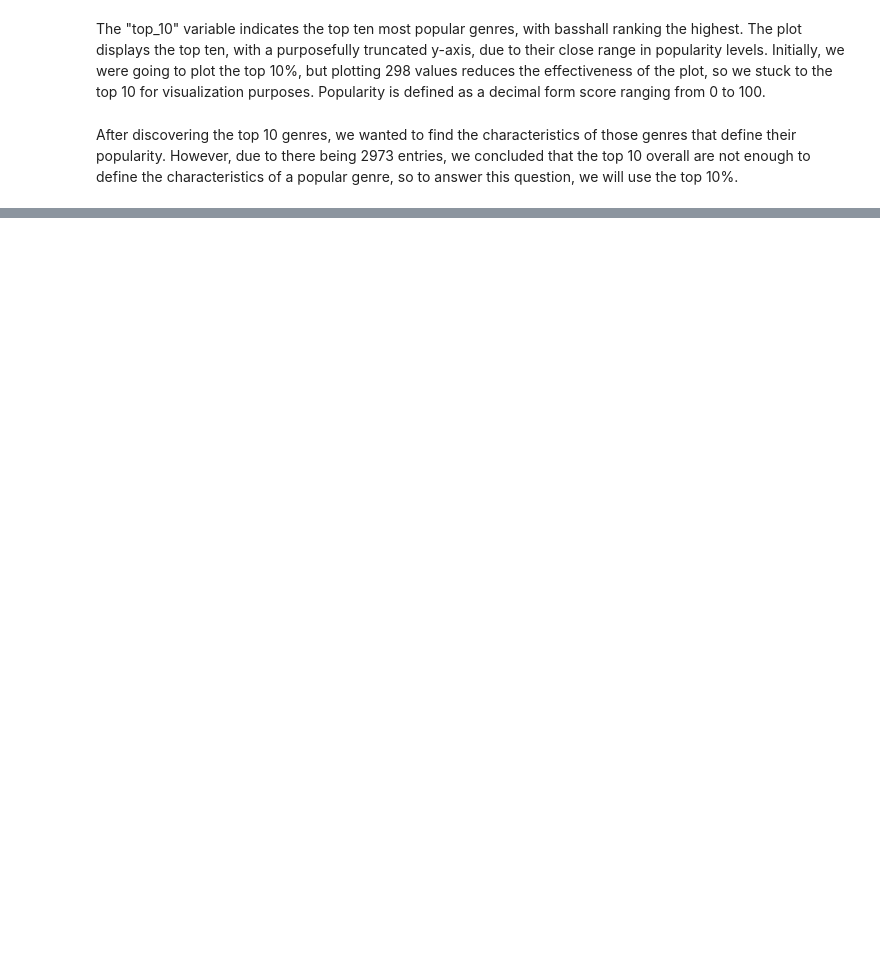
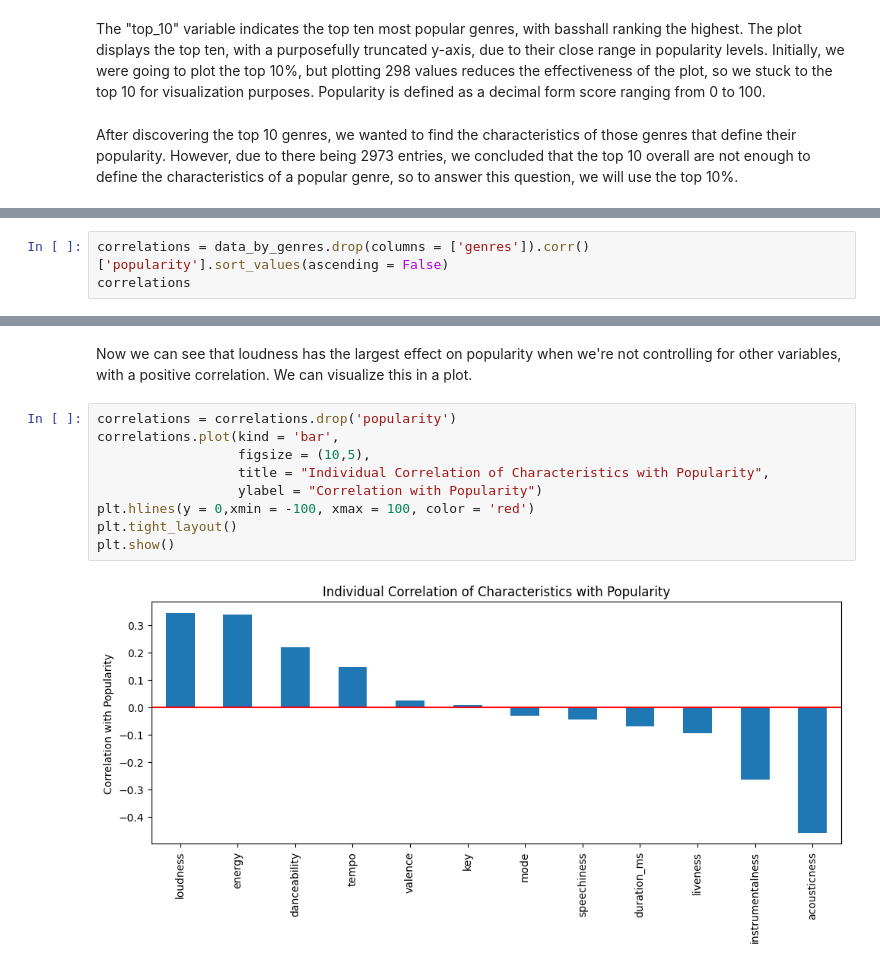
Before and after one commit to AlejandroLopez1992/DSCI235_Final_Project, a Jupyter notebook: CarolSpotifyAnalysis.ipynb, the cells around one changed output, grey strips where cells are left out. Saved outputs shown, nothing was run; the diff lists cells and outputs as text; blank space fills up the shorter version.

```diff
--- a/CarolSpotifyAnalysis.ipynb
+++ b/CarolSpotifyAnalysis.ipynb
@@ -130,0 +270,3 @@ top_10_precent
+# %%
+correlations = data_by_genres.drop(columns = ['genres']).corr()['popularity'].sort_values(ascending = False)
+correlations
@@ -130,0 +288,13 @@ top_10_precent
+# %% [markdown]
+Now we can see that loudness has the largest effect on popularity when we're not controlling for other variables, with a positive correlation. We can visualize this in a plot.
+# %%
+correlations = correlations.drop('popularity')
+correlations.plot(kind = 'bar',
+                  figsize = (10,5),
+                  title = "Individual Correlation of Characteristics with Popularity",
+                  ylabel = "Correlation with Popularity")
+plt.hlines(y = 0,xmin = -100, xmax = 100, color = 'red')
+plt.tight_layout()
+plt.show()
+# %% [output]
+[figure, added]
```
Also changed, not shown: parts of 22 cells of this notebook.
